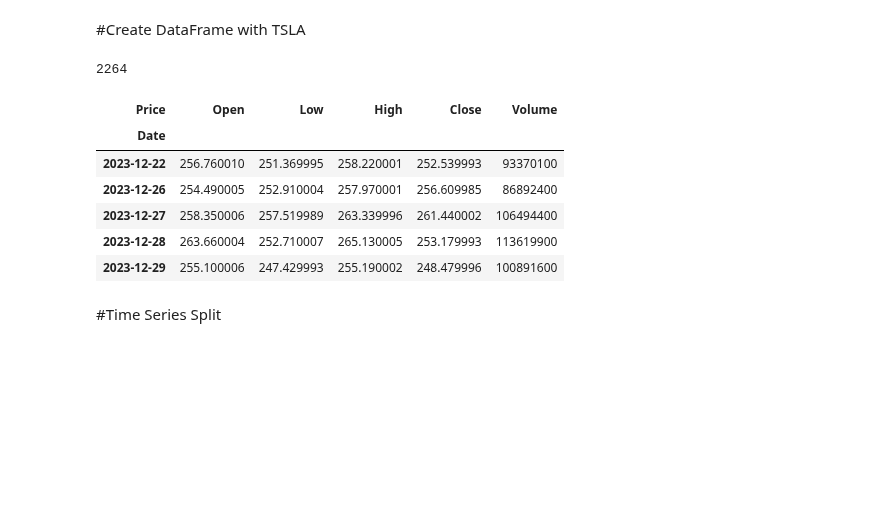
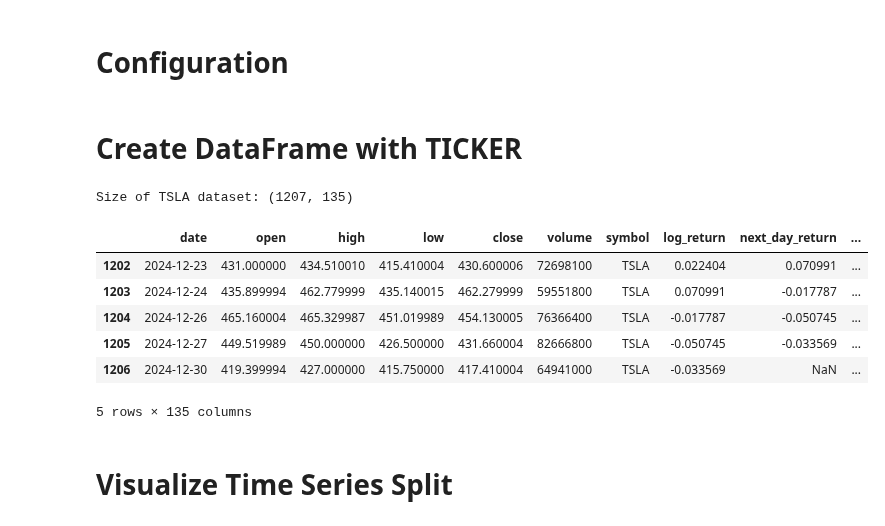
Before and after one commit to ngocbaotu/stock_prediction, a Jupyter notebook: experiment/03-cv.ipynb, the cells around one changed output. Saved outputs shown, nothing was run; the diff lists cells and outputs as text; code cells hidden in the pictures; blank space fills up the shorter version.

```diff
--- a/experiment/03-cv.ipynb
+++ b/experiment/03-cv.ipynb
@@ -1 +1,3 @@
+# %% [markdown]
+# Configuration
 # %%
@@ -13,2 +12,2 @@ np.random.seed(SEED)
 # %% [markdown]
-#Create DataFrame with TSLA
+# Create DataFrame with TICKER
@@ -25,20 +14,16 @@ def load_data(ticker=TICKER, start=START, end=END):
 # %%
-df = load_data()
-df.sort_values(by='Date') #sort the data
-df.columns = df.columns.droplevel(1) #drop 'Ticker TSLA TSLA..' row
-columns_titles = ["Open", "Low", "High", "Close", "Volume"] #swap close and open row
-df=df.reindex(columns=columns_titles)
-print(len(df))
-df.tail()
+tesla = pd.read_csv(f"../data/features/{TICKER}_features.csv")
+print(f"Size of {TICKER} dataset: {tesla.shape}")
+tesla.tail()
 # %% [output]
-2264
+Size of TSLA dataset: (1207, 135)
-| Price | Open | Low | High | Close | Volume |
-| Date |  |  |  |  |  |
-| 2023-12-22 | 256.760010 | 251.369995 | 258.220001 | 252.539993 | 93370100 |
-| 2023-12-26 | 254.490005 | 252.910004 | 257.970001 | 256.609985 | 86892400 |
-| 2023-12-27 | 258.350006 | 257.519989 | 263.339996 | 261.440002 | 106494400 |
-| 2023-12-28 | 263.660004 | 252.710007 | 265.130005 | 253.179993 | 113619900 |
-| 2023-12-29 | 255.100006 | 247.429993 | 255.190002 | 248.479996 | 100891600 |
+|  | date | open | high | low | close | volume | symbol | log_return | next_day_return | ... |
+| 1202 | 2024-12-23 | 431.000000 | 434.510010 | 415.410004 | 430.600006 | 72698100 | TSLA | 0.022404 | 0.070991 | ... |
+| 1203 | 2024-12-24 | 435.899994 | 462.779999 | 435.140015 | 462.279999 | 59551800 | TSLA | 0.070991 | -0.017787 | ... |
+| 1204 | 2024-12-26 | 465.160004 | 465.329987 | 451.019989 | 454.130005 | 76366400 | TSLA | -0.017787 | -0.050745 | ... |
+| 1205 | 2024-12-27 | 449.519989 | 450.000000 | 426.500000 | 431.660004 | 82666800 | TSLA | -0.050745 | -0.033569 | ... |
+| 1206 | 2024-12-30 | 419.399994 | 427.000000 | 415.750000 | 417.410004 | 64941000 | TSLA | -0.033569 | NaN | ... |
+5 rows × 135 columns
 # %% [markdown]
-#Time Series Split
+# Visualize Time Series Split
 # %%
```
Also changed, not shown: parts of 11 cells of this notebook, 3 other files.
